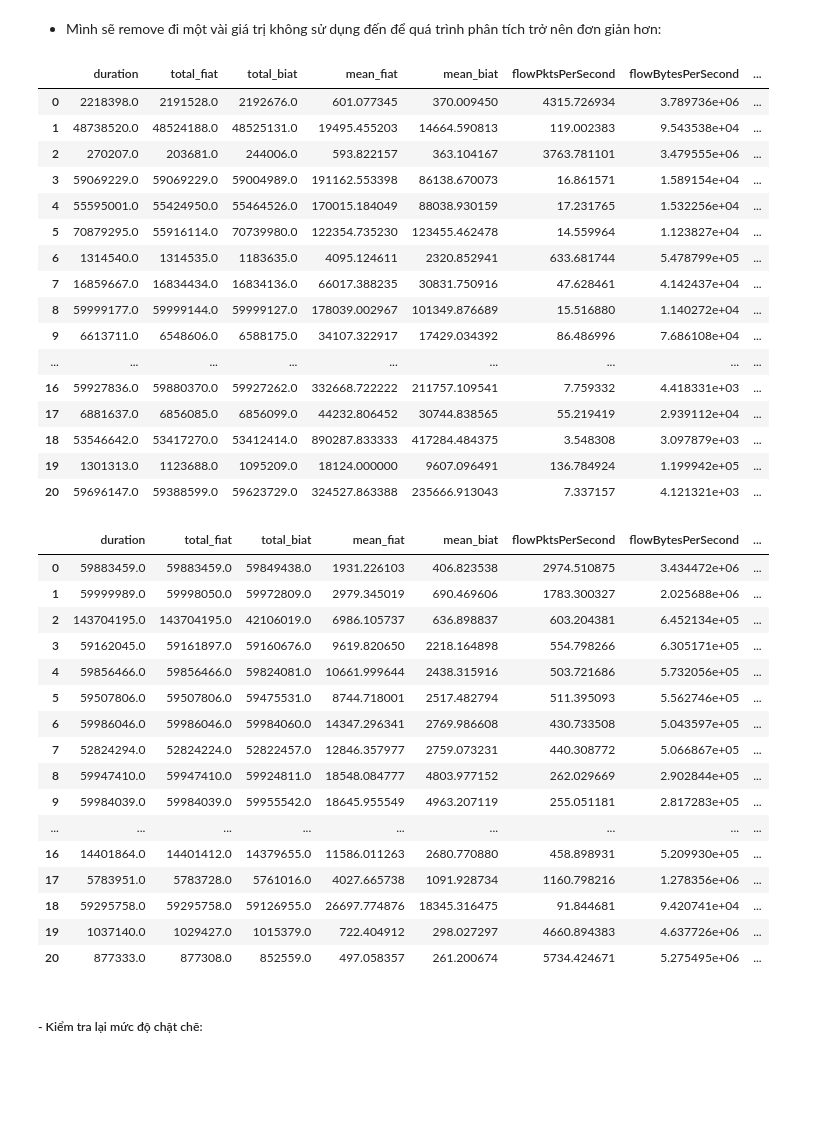
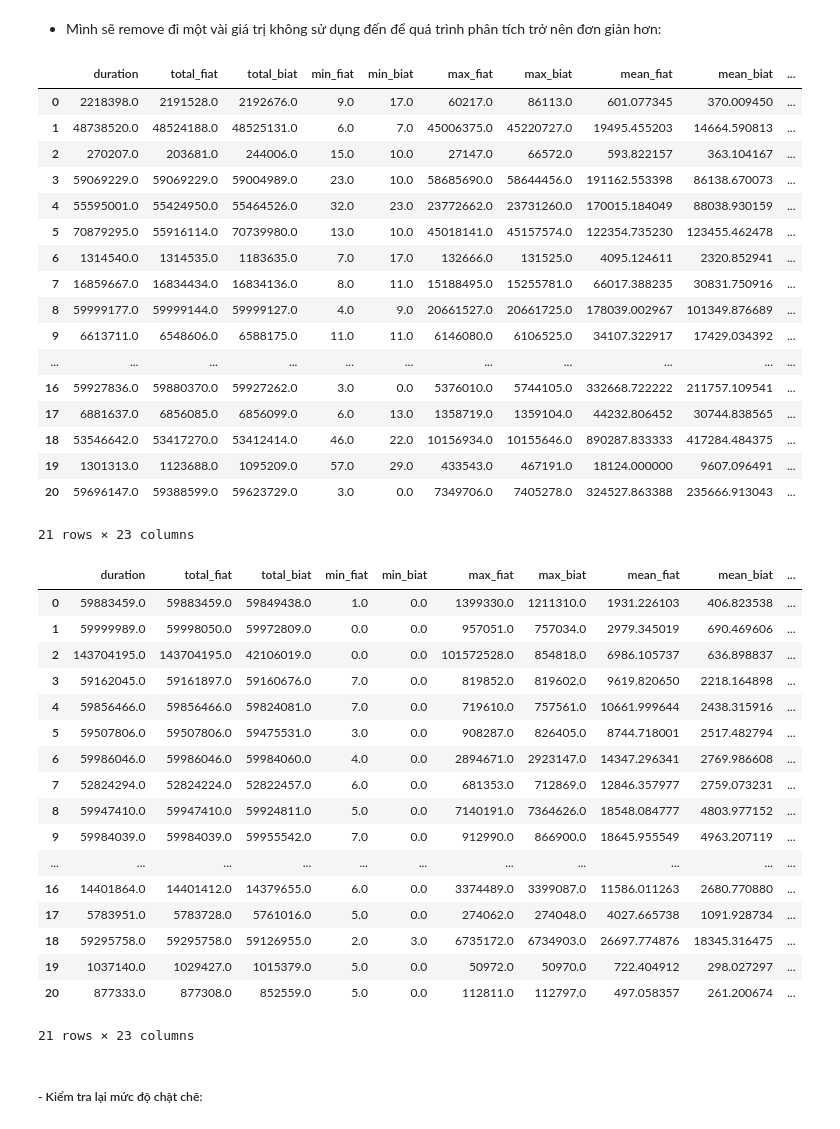
Before and after one commit to kimduyminh/Applied_stats, a Jupyter notebook: main-60s.ipynb, the cells around one changed output. Drawn from its saved outputs; the diff is of its cells as text; code cells hidden in the pictures; blank space fills up the shorter version.

```diff
--- a/main-60s.ipynb
+++ b/main-60s.ipynb
@@ -388,50 +388,52 @@ plt.show()
 # %% [markdown]
 - Mình sẽ remove đi một vài giá trị không sử dụng đến để quá trình phân tích trở nên đơn giản hơn:
 # %%
-to_drop = ['min_fiat', 'min_biat', 'max_fiat', 'max_biat', 'min_flowiat', 'max_flowiat', 'min_active', 'max_active', 'min_idle', 'max_idle', 'class1']
+to_drop = ['class1']
 
 vpn60s.drop(to_drop, inplace = True, axis = 1)
 novpn60s.drop(to_drop, inplace = True, axis = 1)
 
 vpn60s.head(21)
 # %% [output]
-|  | duration | total_fiat | total_biat | mean_fiat | mean_biat | flowPktsPerSecond | flowBytesPerSecond | ... |
-| 0 | 2218398.0 | 2191528.0 | 2192676.0 | 601.077345 | 370.009450 | 4315.726934 | 3.789736e+06 | ... |
-| 1 | 48738520.0 | 48524188.0 | 48525131.0 | 19495.455203 | 14664.590813 | 119.002383 | 9.543538e+04 | ... |
-| 2 | 270207.0 | 203681.0 | 244006.0 | 593.822157 | 363.104167 | 3763.781101 | 3.479555e+06 | ... |
-| 3 | 59069229.0 | 59069229.0 | 59004989.0 | 191162.553398 | 86138.670073 | 16.861571 | 1.589154e+04 | ... |
-| 4 | 55595001.0 | 55424950.0 | 55464526.0 | 170015.184049 | 88038.930159 | 17.231765 | 1.532256e+04 | ... |
-| 5 | 70879295.0 | 55916114.0 | 70739980.0 | 122354.735230 | 123455.462478 | 14.559964 | 1.123827e+04 | ... |
-| 6 | 1314540.0 | 1314535.0 | 1183635.0 | 4095.124611 | 2320.852941 | 633.681744 | 5.478799e+05 | ... |
-| 7 | 16859667.0 | 16834434.0 | 16834136.0 | 66017.388235 | 30831.750916 | 47.628461 | 4.142437e+04 | ... |
-| 8 | 59999177.0 | 59999144.0 | 59999127.0 | 178039.002967 | 101349.876689 | 15.516880 | 1.140272e+04 | ... |
-| 9 | 6613711.0 | 6548606.0 | 6588175.0 | 34107.322917 | 17429.034392 | 86.486996 | 7.686108e+04 | ... |
-| ... | ... | ... | ... | ... | ... | ... | ... | ... |
-| 16 | 59927836.0 | 59880370.0 | 59927262.0 | 332668.722222 | 211757.109541 | 7.759332 | 4.418331e+03 | ... |
-| 17 | 6881637.0 | 6856085.0 | 6856099.0 | 44232.806452 | 30744.838565 | 55.219419 | 2.939112e+04 | ... |
-| 18 | 53546642.0 | 53417270.0 | 53412414.0 | 890287.833333 | 417284.484375 | 3.548308 | 3.097879e+03 | ... |
-| 19 | 1301313.0 | 1123688.0 | 1095209.0 | 18124.000000 | 9607.096491 | 136.784924 | 1.199942e+05 | ... |
-| 20 | 59696147.0 | 59388599.0 | 59623729.0 | 324527.863388 | 235666.913043 | 7.337157 | 4.121321e+03 | ... |
+|  | duration | total_fiat | total_biat | min_fiat | min_biat | max_fiat | max_biat | mean_fiat | mean_biat | ... |
+| 0 | 2218398.0 | 2191528.0 | 2192676.0 | 9.0 | 17.0 | 60217.0 | 86113.0 | 601.077345 | 370.009450 | ... |
+| 1 | 48738520.0 | 48524188.0 | 48525131.0 | 6.0 | 7.0 | 45006375.0 | 45220727.0 | 19495.455203 | 14664.590813 | ... |
+| 2 | 270207.0 | 203681.0 | 244006.0 | 15.0 | 10.0 | 27147.0 | 66572.0 | 593.822157 | 363.104167 | ... |
+| 3 | 59069229.0 | 59069229.0 | 59004989.0 | 23.0 | 10.0 | 58685690.0 | 58644456.0 | 191162.553398 | 86138.670073 | ... |
+| 4 | 55595001.0 | 55424950.0 | 55464526.0 | 32.0 | 23.0 | 23772662.0 | 23731260.0 | 170015.184049 | 88038.930159 | ... |
+| 5 | 70879295.0 | 55916114.0 | 70739980.0 | 13.0 | 10.0 | 45018141.0 | 45157574.0 | 122354.735230 | 123455.462478 | ... |
+| 6 | 1314540.0 | 1314535.0 | 1183635.0 | 7.0 | 17.0 | 132666.0 | 131525.0 | 4095.124611 | 2320.852941 | ... |
+| 7 | 16859667.0 | 16834434.0 | 16834136.0 | 8.0 | 11.0 | 15188495.0 | 15255781.0 | 66017.388235 | 30831.750916 | ... |
+| 8 | 59999177.0 | 59999144.0 | 59999127.0 | 4.0 | 9.0 | 20661527.0 | 20661725.0 | 178039.002967 | 101349.876689 | ... |
+| 9 | 6613711.0 | 6548606.0 | 6588175.0 | 11.0 | 11.0 | 6146080.0 | 6106525.0 | 34107.322917 | 17429.034392 | ... |
+| ... | ... | ... | ... | ... | ... | ... | ... | ... | ... | ... |
+| 16 | 59927836.0 | 59880370.0 | 59927262.0 | 3.0 | 0.0 | 5376010.0 | 5744105.0 | 332668.722222 | 211757.109541 | ... |
+| 17 | 6881637.0 | 6856085.0 | 6856099.0 | 6.0 | 13.0 | 1358719.0 | 1359104.0 | 44232.806452 | 30744.838565 | ... |
+| 18 | 53546642.0 | 53417270.0 | 53412414.0 | 46.0 | 22.0 | 10156934.0 | 10155646.0 | 890287.833333 | 417284.484375 | ... |
+| 19 | 1301313.0 | 1123688.0 | 1095209.0 | 57.0 | 29.0 | 433543.0 | 467191.0 | 18124.000000 | 9607.096491 | ... |
+| 20 | 59696147.0 | 59388599.0 | 59623729.0 | 3.0 | 0.0 | 7349706.0 | 7405278.0 | 324527.863388 | 235666.913043 | ... |
+21 rows × 23 columns
 # %%
 novpn60s.head(21)
 # %% [output]
-|  | duration | total_fiat | total_biat | mean_fiat | mean_biat | flowPktsPerSecond | flowBytesPerSecond | ... |
-| 0 | 59883459.0 | 59883459.0 | 59849438.0 | 1931.226103 | 406.823538 | 2974.510875 | 3.434472e+06 | ... |
-| 1 | 59999989.0 | 59998050.0 | 59972809.0 | 2979.345019 | 690.469606 | 1783.300327 | 2.025688e+06 | ... |
-| 2 | 143704195.0 | 143704195.0 | 42106019.0 | 6986.105737 | 636.898837 | 603.204381 | 6.452134e+05 | ... |
-| 3 | 59162045.0 | 59161897.0 | 59160676.0 | 9619.820650 | 2218.164898 | 554.798266 | 6.305171e+05 | ... |
-| 4 | 59856466.0 | 59856466.0 | 59824081.0 | 10661.999644 | 2438.315916 | 503.721686 | 5.732056e+05 | ... |
-| 5 | 59507806.0 | 59507806.0 | 59475531.0 | 8744.718001 | 2517.482794 | 511.395093 | 5.562746e+05 | ... |
-| 6 | 59986046.0 | 59986046.0 | 59984060.0 | 14347.296341 | 2769.986608 | 430.733508 | 5.043597e+05 | ... |
-| 7 | 52824294.0 | 52824224.0 | 52822457.0 | 12846.357977 | 2759.073231 | 440.308772 | 5.066867e+05 | ... |
-| 8 | 59947410.0 | 59947410.0 | 59924811.0 | 18548.084777 | 4803.977152 | 262.029669 | 2.902844e+05 | ... |
-| 9 | 59984039.0 | 59984039.0 | 59955542.0 | 18645.955549 | 4963.207119 | 255.051181 | 2.817283e+05 | ... |
-| ... | ... | ... | ... | ... | ... | ... | ... | ... |
-| 16 | 14401864.0 | 14401412.0 | 14379655.0 | 11586.011263 | 2680.770880 | 458.898931 | 5.209930e+05 | ... |
-| 17 | 5783951.0 | 5783728.0 | 5761016.0 | 4027.665738 | 1091.928734 | 1160.798216 | 1.278356e+06 | ... |
-| 18 | 59295758.0 | 59295758.0 | 59126955.0 | 26697.774876 | 18345.316475 | 91.844681 | 9.420741e+04 | ... |
-| 19 | 1037140.0 | 1029427.0 | 1015379.0 | 722.404912 | 298.027297 | 4660.894383 | 4.637726e+06 | ... |
-| 20 | 877333.0 | 877308.0 | 852559.0 | 497.058357 | 261.200674 | 5734.424671 | 5.275495e+06 | ... |
+|  | duration | total_fiat | total_biat | min_fiat | min_biat | max_fiat | max_biat | mean_fiat | mean_biat | ... |
+| 0 | 59883459.0 | 59883459.0 | 59849438.0 | 1.0 | 0.0 | 1399330.0 | 1211310.0 | 1931.226103 | 406.823538 | ... |
+| 1 | 59999989.0 | 59998050.0 | 59972809.0 | 0.0 | 0.0 | 957051.0 | 757034.0 | 2979.345019 | 690.469606 | ... |
+| 2 | 143704195.0 | 143704195.0 | 42106019.0 | 0.0 | 0.0 | 101572528.0 | 854818.0 | 6986.105737 | 636.898837 | ... |
+| 3 | 59162045.0 | 59161897.0 | 59160676.0 | 7.0 | 0.0 | 819852.0 | 819602.0 | 9619.820650 | 2218.164898 | ... |
+| 4 | 59856466.0 | 59856466.0 | 59824081.0 | 7.0 | 0.0 | 719610.0 | 757561.0 | 10661.999644 | 2438.315916 | ... |
+| 5 | 59507806.0 | 59507806.0 | 59475531.0 | 3.0 | 0.0 | 908287.0 | 826405.0 | 8744.718001 | 2517.482794 | ... |
+| 6 | 59986046.0 | 59986046.0 | 59984060.0 | 4.0 | 0.0 | 2894671.0 | 2923147.0 | 14347.296341 | 2769.986608 | ... |
+| 7 | 52824294.0 | 52824224.0 | 52822457.0 | 6.0 | 0.0 | 681353.0 | 712869.0 | 12846.357977 | 2759.073231 | ... |
+| 8 | 59947410.0 | 59947410.0 | 59924811.0 | 5.0 | 0.0 | 7140191.0 | 7364626.0 | 18548.084777 | 4803.977152 | ... |
+| 9 | 59984039.0 | 59984039.0 | 59955542.0 | 7.0 | 0.0 | 912990.0 | 866900.0 | 18645.955549 | 4963.207119 | ... |
+| ... | ... | ... | ... | ... | ... | ... | ... | ... | ... | ... |
+| 16 | 14401864.0 | 14401412.0 | 14379655.0 | 6.0 | 0.0 | 3374489.0 | 3399087.0 | 11586.011263 | 2680.770880 | ... |
+| 17 | 5783951.0 | 5783728.0 | 5761016.0 | 5.0 | 0.0 | 274062.0 | 274048.0 | 4027.665738 | 1091.928734 | ... |
+| 18 | 59295758.0 | 59295758.0 | 59126955.0 | 2.0 | 3.0 | 6735172.0 | 6734903.0 | 26697.774876 | 18345.316475 | ... |
+| 19 | 1037140.0 | 1029427.0 | 1015379.0 | 5.0 | 0.0 | 50972.0 | 50970.0 | 722.404912 | 298.027297 | ... |
+| 20 | 877333.0 | 877308.0 | 852559.0 | 5.0 | 0.0 | 112811.0 | 112797.0 | 497.058357 | 261.200674 | ... |
+21 rows × 23 columns
 # %% [markdown]
 ##### - Kiểm tra lại mức độ chặt chẽ:
 # %%
```
Also changed, not shown: parts of 15 cells of this notebook, 13 other files.
